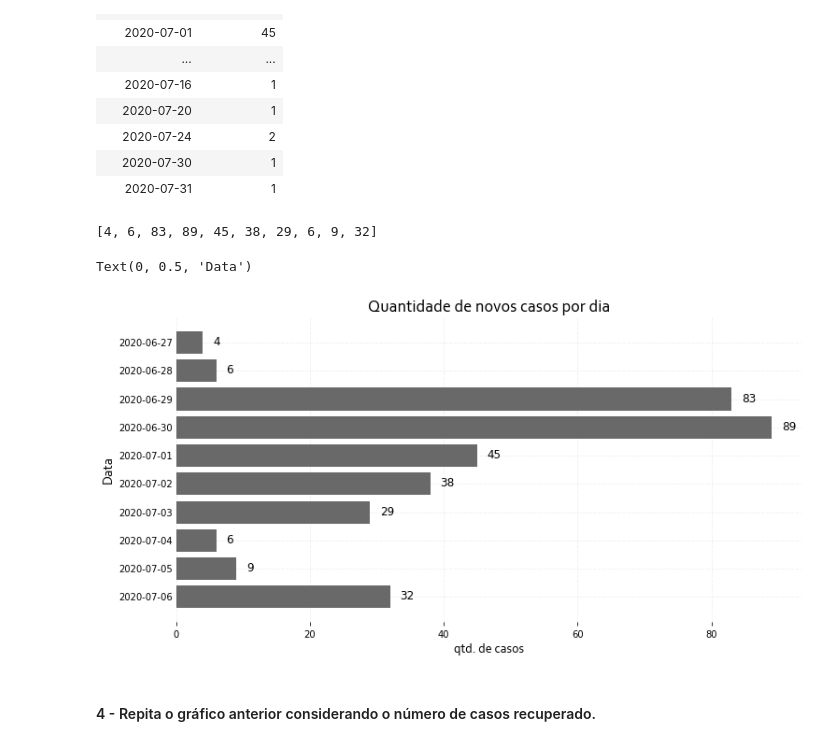
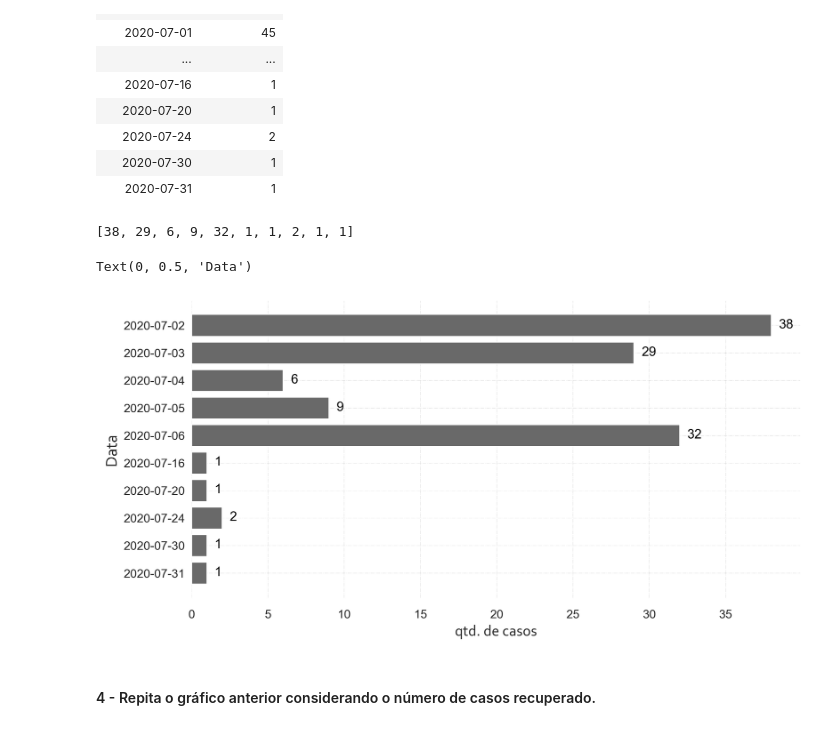
Before and after one commit to jvmdo/rna-pp1-2020, a Jupyter notebook: Código/PP1_redesneurais.ipynb, the cells around one changed output. Cells and saved outputs as stored; diff of their text form; code cells hidden in the pictures.

```diff
--- a/Código/PP1_redesneurais.ipynb
+++ b/Código/PP1_redesneurais.ipynb
@@ -294,7 +294,7 @@ print(total)
 # %% [output]
 6422
 # %%
-fig, ax = plt.subplots(figsize =(12, 6))
+fig, ax = plt.subplots(figsize =(12, 6), dpi=300.0)
 font = {'fontname':'Corbel'}
 
 ax.bar(sigla_bairros, [x/total * 100 for x in top10_casos_bairro], color='dimgray')
@@ -314,5 +314,5 @@ for i in ax.patches:
 
 ax.set_xlabel("Bairro", fontsize=14, **font)
 ax.set_ylabel("% de Casos", fontsize=14, **font)
-ax.set_title("Distribuição de Casos Confirmados por Bairro", fontsize=14, **font)
+#ax.set_title("Distribuição de Casos Confirmados por Bairro", fontsize=14, **font)
 # %% [output]
@@ -379,57 +379,57 @@ days_group.tail(20)
 | 2020-07-30 | 1 |
 | 2020-07-31 | 1 |
 # %%
-bar_days = days_group.tail(15).values
+bar_days = days_group.tail(10).values
 bar_days = bar_days.flatten()
-bar_days = np.delete(bar_days, [i for i in range(10,15)])
+#bar_days = np.delete(bar_days, [i for i in range(10,15)])
 bar_days = list(bar_days)
 print(bar_days)
 # %% [output]
-[4, 6, 83, 89, 45, 38, 29, 6, 9, 32]
+[38, 29, 6, 9, 32, 1, 1, 2, 1, 1]
 # %%
-days = ['2020-06-27', '2020-06-28', '2020-06-29', '2020-06-30', '2020-07-01', '2020-07-02', '2020-07-03', '2020-07-04', '2020-07-05', '2020-07-06']
+days = ['2020-07-02', '2020-07-03', '2020-07-04', '2020-07-05', '2020-07-06', '2020-07-16', '2020-07-20', '2020-07-24', '2020-07-30', '2020-07-31']
 # %%
 y_axis = days
 x_axis = bar_days
 
 # Figure Size
-fig, ax = plt.subplots(figsize =(12, 6))
+fig, ax = plt.subplots(figsize =(10, 5), dpi=300.0)
 
 # Horizontal Bar Plot
 ax.barh(y_axis, x_axis, color='dimgray')
 
 # Remove axes splines
 for s in ['top', 'bottom', 'left', 'right']:
     ax.spines[s].set_visible(False)
 
 # Remove y ticks
 ax.yaxis.set_ticks_position('none')
 
 # Add padding between axes and labels
 ax.xaxis.set_tick_params(pad = 5)
 ax.yaxis.set_tick_params(pad = 0)
 
 # Add x, y gridlines
 ax.grid(b = True, color ='grey', linestyle ='-.', linewidth = 0.5, alpha = 0.2)
 
 # Show at middle
 ax.invert_yaxis()
 
 # Add annotation to bars
 for i in ax.patches:
-    plt.text(i.get_width()+1.5, i.get_y()+0.5,
+    plt.text(i.get_width()+0.5, i.get_y()+0.5,
              str(i.get_width()),
              fontsize = 12, fontweight ='normal',
              color = 'black')
 
 # Add Plot Title
 font = {'fontname':'Corbel'}
-ax.set_title('Quantidade de novos casos por dia', fontsize=18, loc ='center', **font)
+#ax.set_title('Quantidade de novos casos por dia', fontsize=18, loc ='center', **font)
 ax.set_xlabel('qtd. de casos', fontsize=14, **font)
 ax.set_ylabel('Data', fontsize=15, **font)
 # %% [output]
 Text(0, 0.5, 'Data')
-[figure, old version]
+[figure, new version]
 # %% [markdown]
 #### 4 - Repita o gráfico anterior considerando o número de casos recuperado.
 # %%
```
Also changed, not shown: parts of 6 cells of this notebook.
